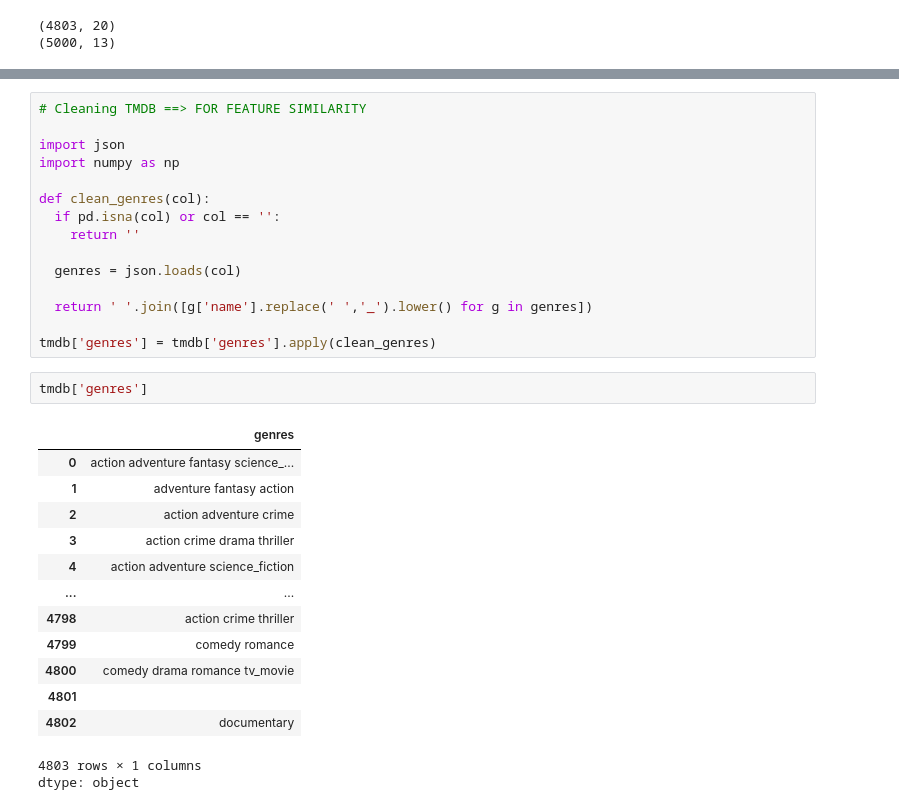
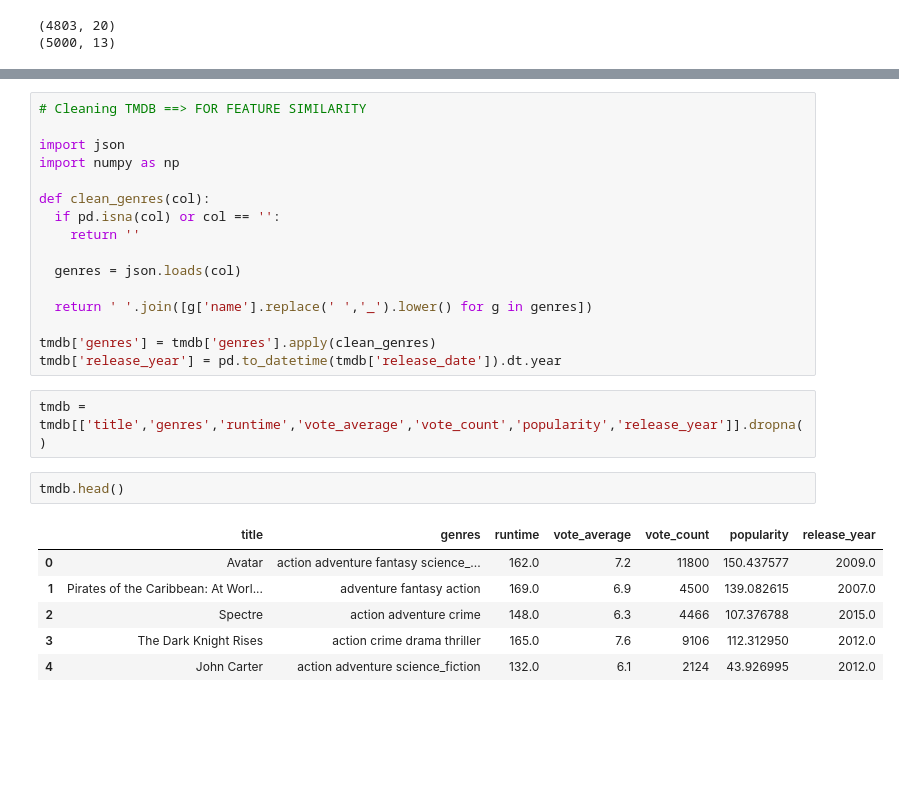
Before and after one commit to Gcarmnonapy7/Masterpiece_prototype_scheduling_movie_theaters, a Jupyter notebook: movies_cluesterization_&crowd_prediction.ipynb, the cells around one changed output, grey strips where cells are left out. Cells and saved outputs as stored; diff of their text form; blank space fills up the shorter version.

```diff
--- a/movies_cluesterization_&crowd_prediction.ipynb
+++ b/movies_cluesterization_&crowd_prediction.ipynb
@@ -104,20 +104,15 @@ def clean_genres(col):
   return ' '.join([g['name'].replace(' ','_').lower() for g in genres])
 
 tmdb['genres'] = tmdb['genres'].apply(clean_genres)
+tmdb['release_year'] = pd.to_datetime(tmdb['release_date']).dt.year
+# %%
+tmdb = tmdb[['title','genres','runtime','vote_average','vote_count','popularity','release_year']].dropna()
 # %%
-tmdb['genres']
+tmdb.head()
 # %% [output]
-|  | genres |
-| 0 | action adventure fantasy science_... |
-| 1 | adventure fantasy action |
-| 2 | action adventure crime |
-| 3 | action crime drama thriller |
-| 4 | action adventure science_fiction |
-| ... | ... |
-| 4798 | action crime thriller |
-| 4799 | comedy romance |
-| 4800 | comedy drama romance tv_movie |
-| 4801 |  |
-| 4802 | documentary |
+|  | title | genres | runtime | vote_average | vote_count | popularity | release_year |
+| 0 | Avatar | action adventure fantasy science_... | 162.0 | 7.2 | 11800 | 150.437577 | 2009.0 |
+| 1 | Pirates of the Caribbean: At Worl... | adventure fantasy action | 169.0 | 6.9 | 4500 | 139.082615 | 2007.0 |
+| 2 | Spectre | action adventure crime | 148.0 | 6.3 | 4466 | 107.376788 | 2015.0 |
+| 3 | The Dark Knight Rises | action crime drama thriller | 165.0 | 7.6 | 9106 | 112.312950 | 2012.0 |
+| 4 | John Carter | action adventure science_fiction | 132.0 | 6.1 | 2124 | 43.926995 | 2012.0 |
-4803 rows × 1 columns
-dtype: object
```
